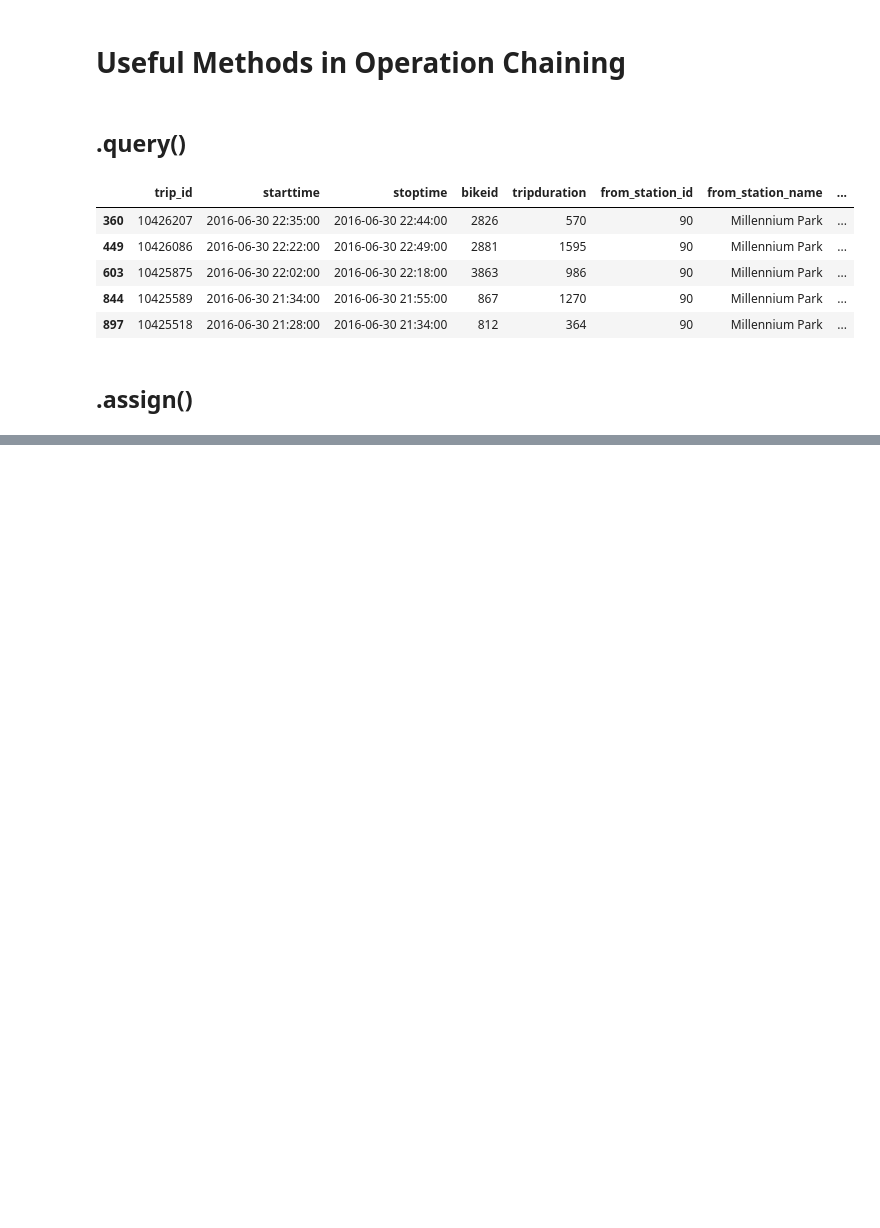
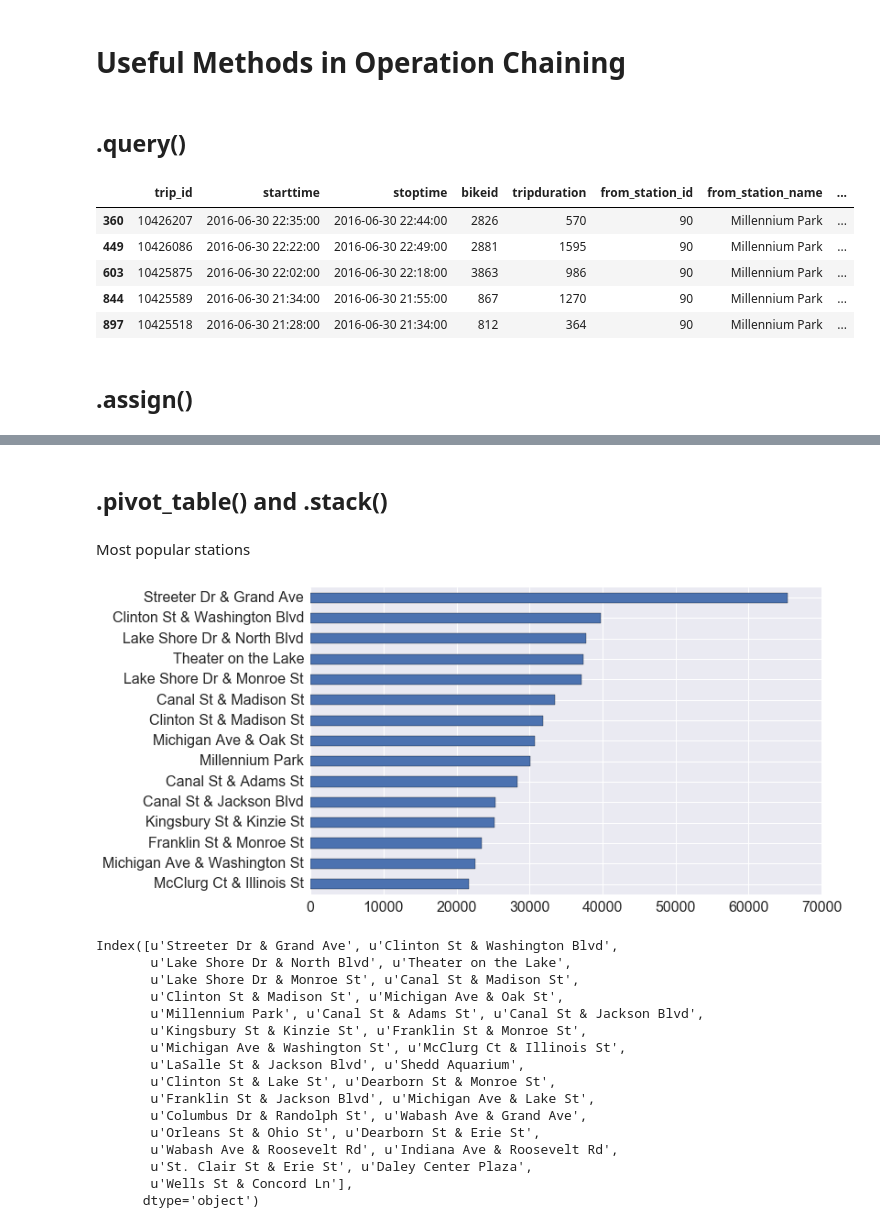
Before and after one commit to jscottcronin/clean_pandas, a Jupyter notebook: Best_Practices_With_Pandas.ipynb, the cells around one changed output, grey strips where cells are left out. Cells and saved outputs as stored; diff of their text form; code cells hidden in the pictures; blank space fills up the shorter version.

```diff
--- a/Best_Practices_With_Pandas.ipynb
+++ b/Best_Practices_With_Pandas.ipynb
@@ -219,0 +271,39 @@ starting_stations = ['Millennium Park', 'Shedd Aquarium']
+# %% [markdown]
+## .pivot_table() and .stack()
+# %% [markdown]
+Most popular stations
+# %%
+
+station_popularity = (
+    trips
+    .loc[:, ['from_station_name', 'to_station_name']]
+    .stack()
+    .value_counts()
+)
+
+# display(station_popularity.head(10))
+
+plt.figure(figsize=(10,6))
+station_popularity[:15].sort_values().plot(kind='barh')
+plt.show()
+
+top_30_stations = station_popularity[:30].index
+print top_30_stations
+# %% [output]
+[figure, added]
+Index([u'Streeter Dr & Grand Ave', u'Clinton St & Washington Blvd',
+       u'Lake Shore Dr & North Blvd', u'Theater on the Lake',
+       u'Lake Shore Dr & Monroe St', u'Canal St & Madison St',
+       u'Clinton St & Madison St', u'Michigan Ave & Oak St',
+       u'Millennium Park', u'Canal St & Adams St', u'Canal St & Jackson Blvd',
+       u'Kingsbury St & Kinzie St', u'Franklin St & Monroe St',
+       u'Michigan Ave & Washington St', u'McClurg Ct & Illinois St',
+       u'LaSalle St & Jackson Blvd', u'Shedd Aquarium',
+       u'Clinton St & Lake St', u'Dearborn St & Monroe St',
+       u'Franklin St & Jackson Blvd', u'Michigan Ave & Lake St',
+       u'Columbus Dr & Randolph St', u'Wabash Ave & Grand Ave',
+       u'Orleans St & Ohio St', u'Dearborn St & Erie St',
+       u'Wabash Ave & Roosevelt Rd', u'Indiana Ave & Roosevelt Rd',
+       u'St. Clair St & Erie St', u'Daley Center Plaza',
+       u'Wells St & Concord Ln'],
+      dtype='object')
```
Also changed, not shown: parts of 21 cells of this notebook.
